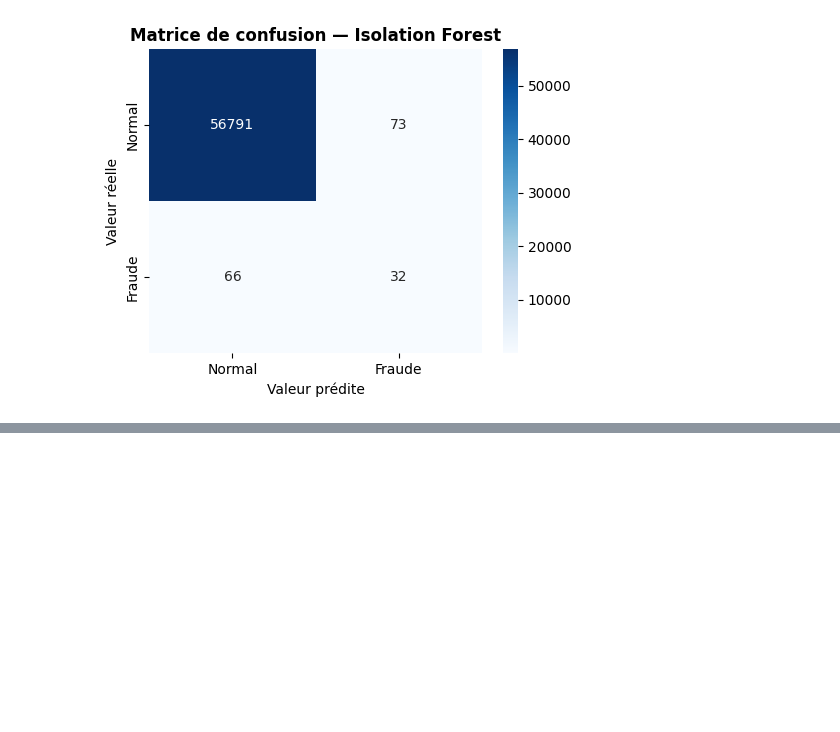
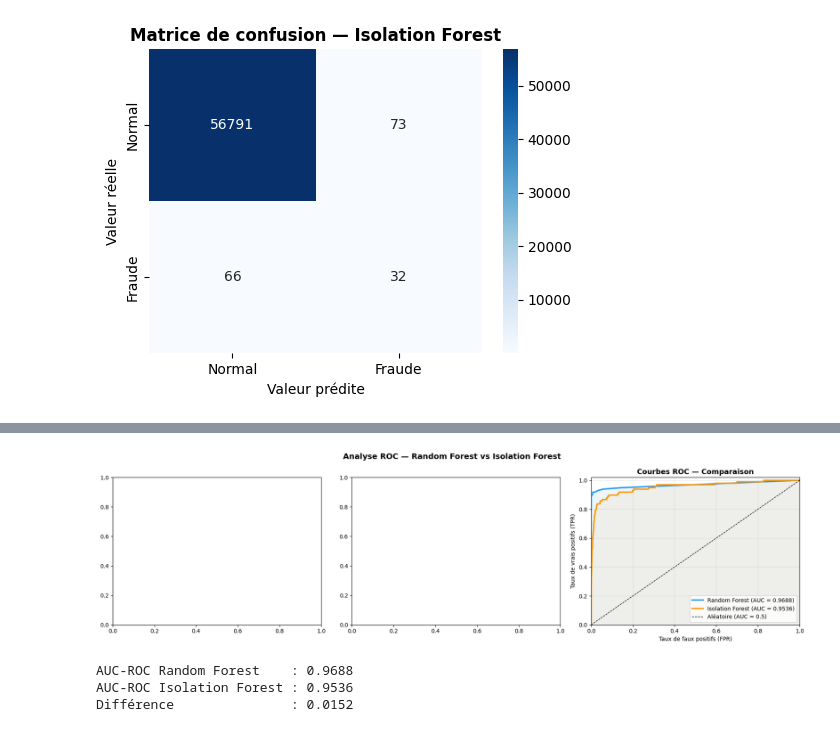
Before and after one commit to patricisto1-arch/Projet-de-fin-d-ann-e-L2, a Jupyter notebook: notebooks/notebook_PF.ipynb, the cells around one changed output, grey strips where cells are left out. Drawn from its saved outputs; the diff is of its cells as text; code cells hidden in the pictures; blank space fills up the shorter version.

```diff
--- a/notebooks/notebook_PF.ipynb
+++ b/notebooks/notebook_PF.ipynb
@@ -962,0 +992,33 @@ AUC-ROC : 0.9536
+# %%
+fig, axes = plt.subplots(1, 3, figsize=(18, 5))
+# ── Courbe ROC — Comparative ───────────────────────────────
+axes[2].plot(fpr_rf,  tpr_rf,  color='#2196F3', linewidth=2.5,
+             label=f'Random Forest (AUC = {auc_rf:.4f})')
+axes[2].plot(fpr_iso, tpr_iso, color='#FF9800', linewidth=2.5,
+             label=f'Isolation Forest (AUC = {auc_iso:.4f})')
+axes[2].fill_between(fpr_rf,  tpr_rf,  alpha=0.08, color='#2196F3')
+axes[2].fill_between(fpr_iso, tpr_iso, alpha=0.08, color='#FF9800')
+axes[2].plot([0,1], [0,1], 'k--', linewidth=1, label='Aléatoire (AUC = 0.5)')
+axes[2].set_title('Courbes ROC — Comparaison',
+                   fontsize=13, fontweight='bold')
+axes[2].set_xlabel('Taux de faux positifs (FPR)')
+axes[2].set_ylabel('Taux de vrais positifs (TPR)')
+axes[2].legend(loc='lower right')
+axes[2].grid(alpha=0.3)
+axes[2].set_xlim([0, 1])
+axes[2].set_ylim([0, 1.02])
+
+plt.suptitle('Analyse ROC — Random Forest vs Isolation Forest',
+             fontsize=14, fontweight='bold')
+plt.tight_layout()
+plt.savefig('fig_roc_rf_iso.png', dpi=150, bbox_inches='tight')
+plt.show()
+
+print(f"\nAUC-ROC Random Forest    : {auc_rf:.4f}")
+print(f"AUC-ROC Isolation Forest : {auc_iso:.4f}")
+print(f"Différence               : {auc_rf - auc_iso:.4f}")
+# %% [output]
+[figure, added]
+AUC-ROC Random Forest    : 0.9688
+AUC-ROC Isolation Forest : 0.9536
+Différence               : 0.0152
```
Also changed, not shown: parts of 36 cells of this notebook, 1 other file.
